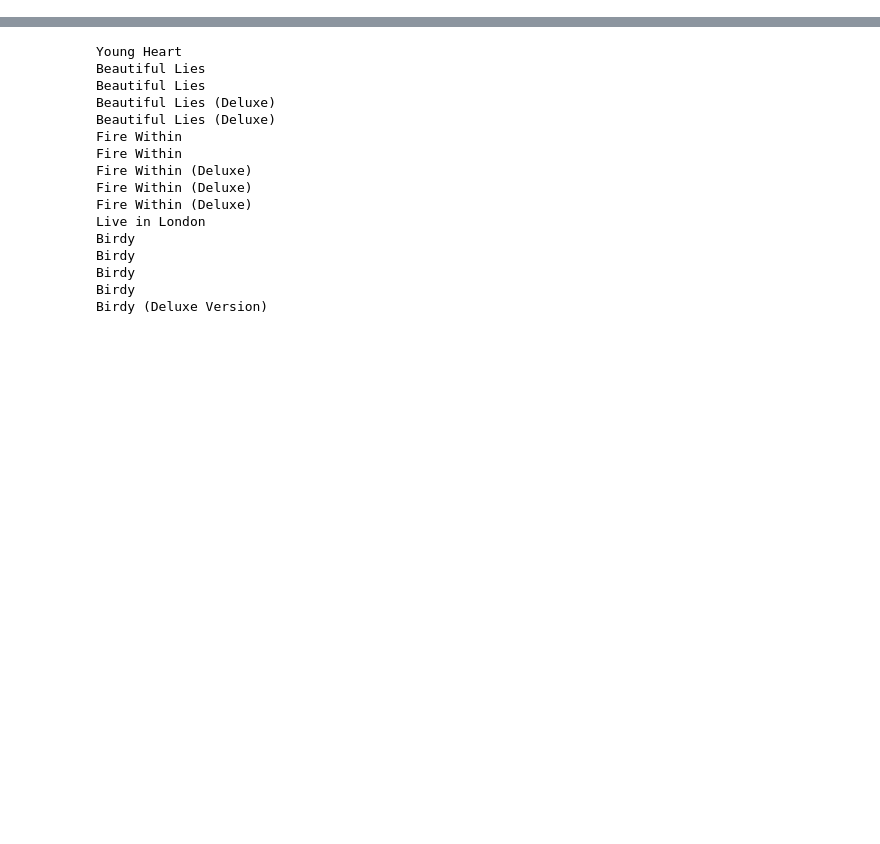
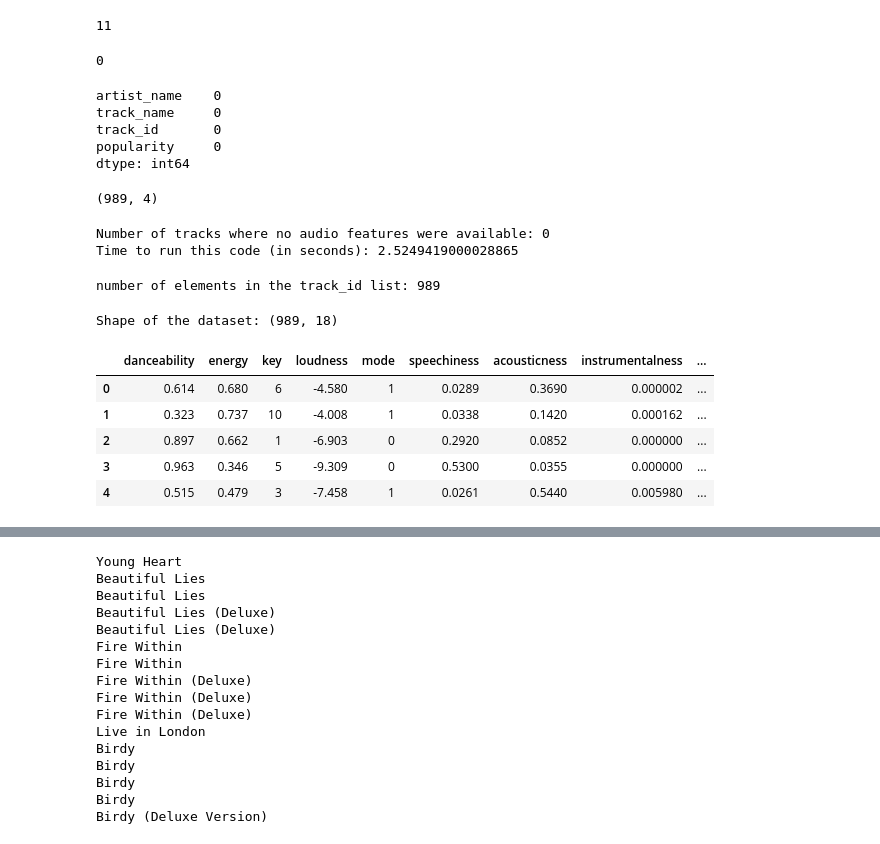
Before and after one commit to prrrathm/spotipy-analysis, a Jupyter notebook: DAVProject.ipynb, the cells around one changed output, grey strips where cells are left out. Cells and saved outputs as stored; diff of their text form; code cells hidden in the pictures; blank space fills up the shorter version.

```diff
--- a/DAVProject.ipynb
+++ b/DAVProject.ipynb
@@ -67,0 +59,7 @@ track_name
+# %%
+import pandas as pd
+
+df_tracks = pd.DataFrame({'artist_name': artist_name, 'track_name': track_name,
+                         'track_id': track_id, 'popularity': popularity})
+print(df_tracks.shape)
+df_tracks.head()
@@ -67,0 +88,8 @@ track_name
+# %%
+# group the entries by artist_name and track_name and check for duplicates
+
+grouped = df_tracks.groupby(
+    ['artist_name', 'track_name'], as_index=True).size()
+grouped[grouped > 1].count()
+# %% [output]
+11
@@ -67,0 +98,61 @@ track_name
+# %%
+# doing the same grouping as before to verify the solution
+grouped_after_dropping = df_tracks.groupby(
+    ['artist_name', 'track_name'], as_index=True).size()
+grouped_after_dropping[grouped_after_dropping > 1].count()
+# %% [output]
+0
+# %%
+df_tracks[df_tracks.duplicated(
+    subset=['artist_name', 'track_name'], keep=False)].count()
+# %% [output]
+artist_name    0
+track_name     0
+track_id       0
+popularity     0
+dtype: int64
+# %%
+df_tracks.shape
+# %% [output]
+(989, 4)
+# %%
+# again measuring the time
+start = timeit.default_timer()
+
+# empty list, batchsize and the counter for None results
+rows = []
+batchsize = 100
+None_counter = 0
+
+for i in range(0, len(df_tracks['track_id']), batchsize):
+    batch = df_tracks['track_id'][i:i+batchsize]
+    feature_results = sp.audio_features(batch)
+    for i, t in enumerate(feature_results):
+        if t == None:
+            None_counter = None_counter + 1
+        else:
+            rows.append(t)
+
+print('Number of tracks where no audio features were available:', None_counter)
+
+stop = timeit.default_timer()
+print('Time to run this code (in seconds):', stop - start)
+# %% [output]
+Number of tracks where no audio features were available: 0
+Time to run this code (in seconds): 2.5249419000028865
+# %%
+print('number of elements in the track_id list:', len(rows))
+# %% [output]
+number of elements in the track_id list: 989
+# %%
+df_audio_features = pd.DataFrame.from_dict(rows, orient='columns')
+print("Shape of the dataset:", df_audio_features.shape)
+df_audio_features.head()
+# %% [output]
+Shape of the dataset: (989, 18)
+|  | danceability | energy | key | loudness | mode | speechiness | acousticness | instrumentalness | ... |
+| 0 | 0.614 | 0.680 | 6 | -4.580 | 1 | 0.0289 | 0.3690 | 0.000002 | ... |
+| 1 | 0.323 | 0.737 | 10 | -4.008 | 1 | 0.0338 | 0.1420 | 0.000162 | ... |
+| 2 | 0.897 | 0.662 | 1 | -6.903 | 0 | 0.2920 | 0.0852 | 0.000000 | ... |
+| 3 | 0.963 | 0.346 | 5 | -9.309 | 0 | 0.5300 | 0.0355 | 0.000000 | ... |
+| 4 | 0.515 | 0.479 | 3 | -7.458 | 1 | 0.0261 | 0.5440 | 0.005980 | ... |
```
Also changed, not shown: parts of 17 cells of this notebook, 5 other files.
